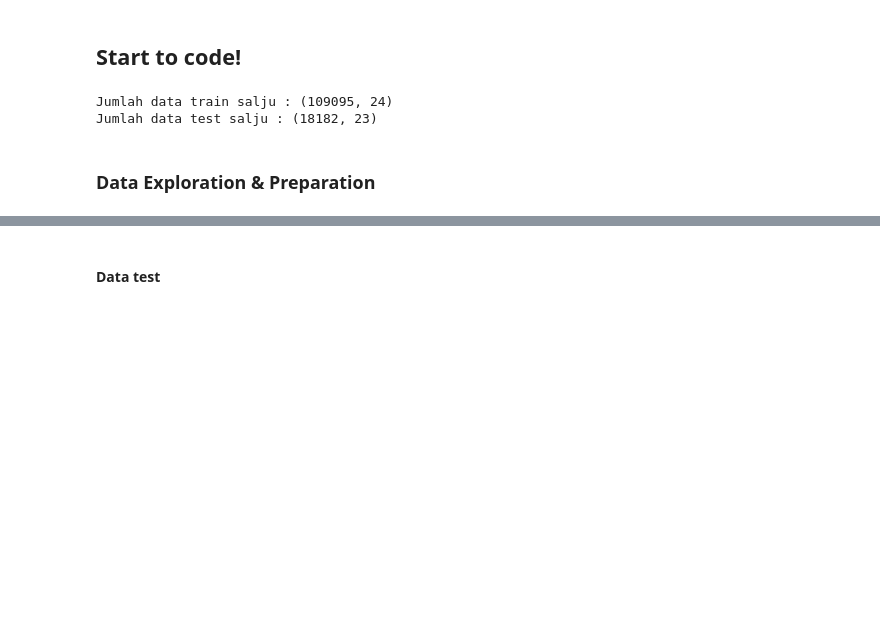
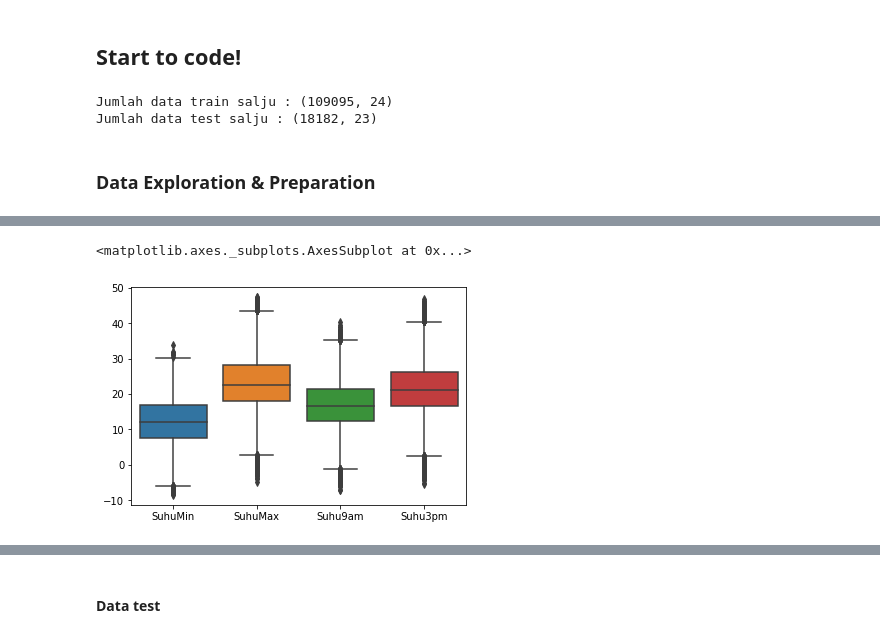
Before and after one commit to ichlasul0899/Klasifikasi-Salju-, a Jupyter notebook: code/Untitled.ipynb, the cells around one changed output, grey strips where cells are left out. Saved outputs shown, nothing was run; the diff lists cells and outputs as text; code cells hidden in the pictures; blank space fills up the shorter version.

```diff
--- a/code/Untitled.ipynb
+++ b/code/Untitled.ipynb
@@ -281,0 +348,6 @@ array([[0.44575472, 0.38963532, 0.01293801, ..., 0.        , 0.        ,
+# %%
+# Encode data pada BersaljuBesok dan BersaljuHariIni
+eks_df = data_train_salju.copy()
+eks_df['BersaljuBesok'] = (data_train_salju['BersaljuBesok'] == 'Ya').astype(int)
+eks_df['BersaljuHariIni'] = (data_train_salju['BersaljuHariIni'] == 'Ya').astype(int)
+eks_df.head()
@@ -281,0 +409,5 @@ array([[0.44575472, 0.38963532, 0.01293801, ..., 0.        , 0.        ,
+# %%
+# Menghapus kolom yang tidak akan digunakan dalam pemodelan
+eks_df_drop = eks_df.copy()
+eks_df_drop.drop(['id', 'Tanggal', 'KodeLokasi', 'Penguapan'], axis=1, inplace=True)
+eks_df_drop.head()
@@ -281,0 +421,3 @@ array([[0.44575472, 0.38963532, 0.01293801, ..., 0.        , 0.        ,
+# %%
+eks_df_dummies = pd.get_dummies(data=eks_df_drop,columns=['ArahAnginTerkencang','ArahAngin9am', 'ArahAngin3pm'])
+eks_df_dummies.info()
@@ -281,0 +442,4 @@ array([[0.44575472, 0.38963532, 0.01293801, ..., 0.        , 0.        ,
+# %%
+#Handle missing values
+eks_df_replace_mv = eks_df_dummies.fillna(eks_df_dummies.median())
+eks_df_replace_mv.isnull().sum()
@@ -281,0 +459,6 @@ array([[0.44575472, 0.38963532, 0.01293801, ..., 0.        , 0.        ,
+# %%
+plt.figure()
+sns.boxplot(data=eks_df_replace_mv[['SuhuMin', 'SuhuMax', 'Suhu9am', 'Suhu3pm']])
+# %% [output]
+<matplotlib.axes._subplots.AxesSubplot at 0x...>
+[figure, added]
```
Also changed, not shown: parts of 73 cells of this notebook.
